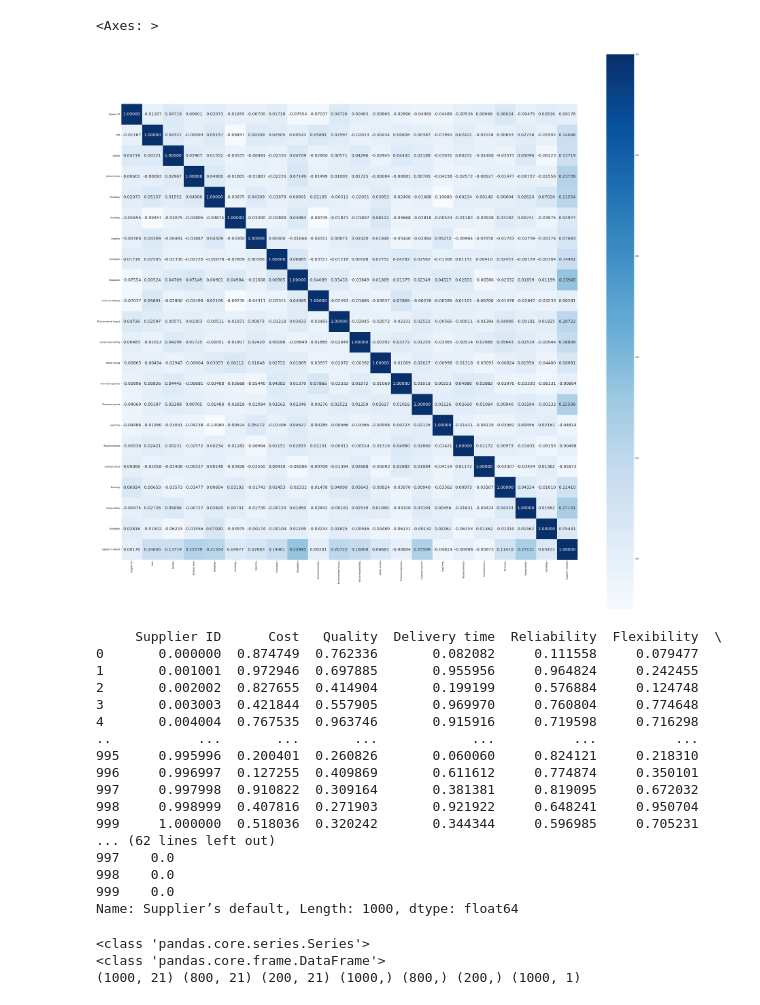
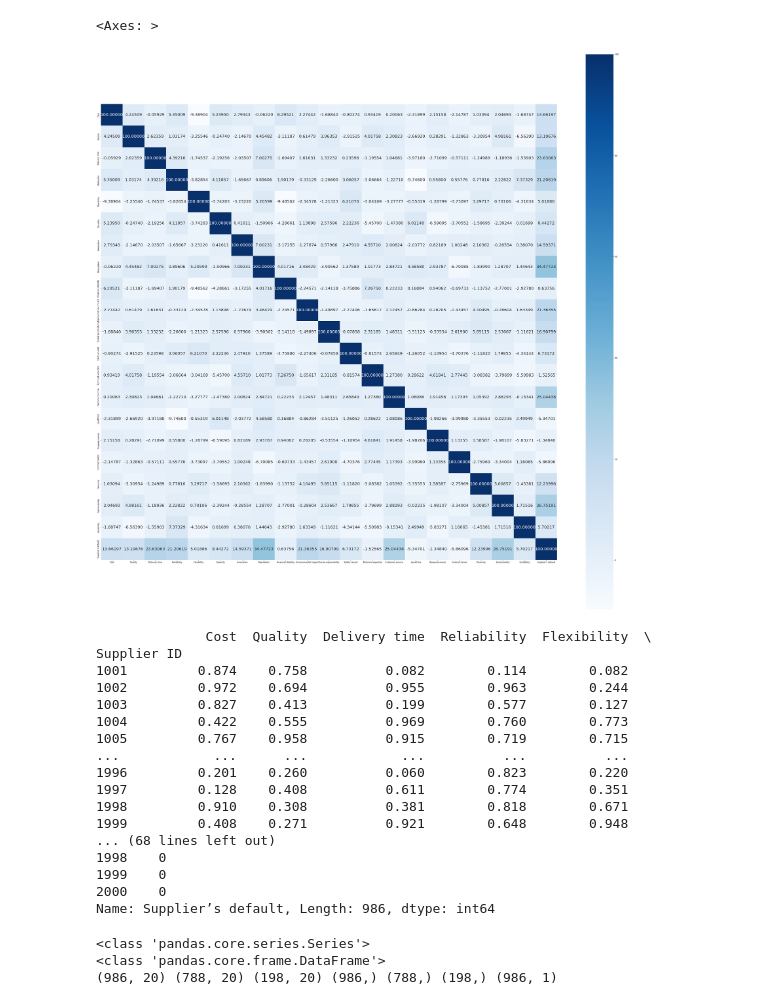
Before and after one commit to hksantosh/sscm, a Jupyter notebook: capstone/Supplier_Data_Assignment.ipynb, the cells around one changed output. Cells and saved outputs as stored; diff of their text form; code cells hidden in the pictures.

```diff
--- a/capstone/Supplier_Data_Assignment.ipynb
+++ b/capstone/Supplier_Data_Assignment.ipynb
@@ -20,4 +27,4 @@ Requirement already satisfied: absl-py>=0.13 in /usr/local/lib/python3.9/dist-pa
 # %%
 # read file
-DF = pd.read_csv('capstone_supplier_data.csv')
-DF.head()
+DF = pd.read_csv('supplier-data.csv')
+DF = DF.set_index('Supplier ID')
@@ -59,4 +79,5 @@ DF.head()
 # %%
-DF['Reputation'] = DF['Reputation'].replace(['Excellent','Good','Average','Bad'], [1,.75,.5,.25])
+# Manual hot encoding
+DF['Reputation'] = DF['Reputation'].replace(['Excellent','Good','Average','Bad'], [1,.66,.33,0])
 DF.head()
 # %% [output]
@@ -70,5 +92,10 @@ DF.head()
 # %%
-#Check Null values
-DF.isnull().sum()
+# Check Null values
+print(DF.isnull().sum())
+DF = DF.dropna()
+
+print(DF.isnull().sum())
+DF.head()
+#DF[DF.isnull()]
 # imputation for the missing values ?
 # %% [output]
@@ -137,12 +140,14 @@ scaled_df.describe()
+# %%
+scaled_df = DF
 # %%
 # understand correlation
 correlation = scaled_df.corr()
 # %%
 plt.figure(figsize=(50,50))
-sns.heatmap(correlation, cbar=True, square=True, fmt='.5f', annot=True, annot_kws={'size':20}, cmap='Blues')
+sns.heatmap(correlation*100, cbar=True, square=True, fmt='.5f', annot=True, annot_kws={'size':20}, cmap='Blues')
 # %% [output]
 <Axes: >
-[figure, old version]
+[figure, new version]
 # %%
 # splitting the data into features and target
 X = scaled_df.drop(['Supplier’s default'], axis=1)
@@ -152,21 +157,21 @@ Y1 = pd.DataFrame(Y)
 print(X)
 print(Y)
 # %% [output]
-     Supplier ID      Cost   Quality  Delivery time  Reliability  Flexibility  \
-0       0.000000  0.874749  0.762336       0.082082     0.111558     0.079477
-1       0.001001  0.972946  0.697885       0.955956     0.964824     0.242455
-2       0.002002  0.827655  0.414904       0.199199     0.576884     0.124748
-3       0.003003  0.421844  0.557905       0.969970     0.760804     0.774648
-4       0.004004  0.767535  0.963746       0.915916     0.719598     0.716298
-..           ...       ...       ...            ...          ...          ...
-995     0.995996  0.200401  0.260826       0.060060     0.824121     0.218310
-996     0.996997  0.127255  0.409869       0.611612     0.774874     0.350101
-997     0.997998  0.910822  0.309164       0.381381     0.819095     0.672032
-998     0.998999  0.407816  0.271903       0.921922     0.648241     0.950704
-999     1.000000  0.518036  0.320242       0.344344     0.596985     0.705231
-... (62 lines left out)
-997    0.0
-998    0.0
-999    0.0
-Name: Supplier’s default, Length: 1000, dtype: float64
+              Cost  Quality  Delivery time  Reliability  Flexibility  \
+Supplier ID
+1001         0.874    0.758          0.082        0.114        0.082
+1002         0.972    0.694          0.955        0.963        0.244
+1003         0.827    0.413          0.199        0.577        0.127
+1004         0.422    0.555          0.969        0.760        0.773
+1005         0.767    0.958          0.915        0.719        0.715
+...            ...      ...            ...          ...          ...
+1996         0.201    0.260          0.060        0.823        0.220
+1997         0.128    0.408          0.611        0.774        0.351
+1998         0.910    0.308          0.381        0.818        0.671
+1999         0.408    0.271          0.921        0.648        0.948
+... (68 lines left out)
+1998    0
+1999    0
+2000    0
+Name: Supplier’s default, Length: 986, dtype: int64
 # %%
@@ -183,4 +188,4 @@ print(X.shape, X_train.shape, X_test.shape, Y.shape, Y_train.shape, Y_test.shape
 # %% [output]
 <class 'pandas.core.series.Series'>
 <class 'pandas.core.frame.DataFrame'>
-(1000, 21) (800, 21) (200, 21) (1000,) (800,) (200,) (1000, 1)
+(986, 20) (788, 20) (198, 20) (986,) (788,) (198,) (986, 1)
```
Also changed, not shown: parts of 20 cells of this notebook.
